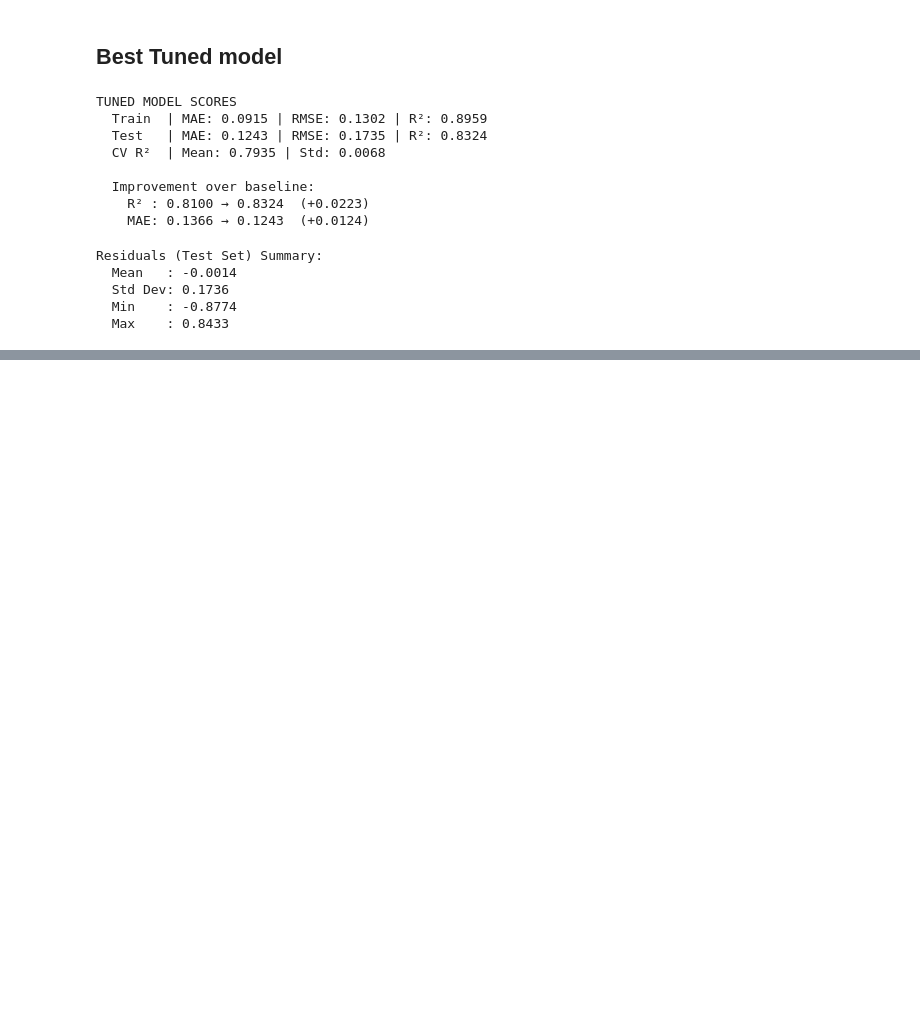
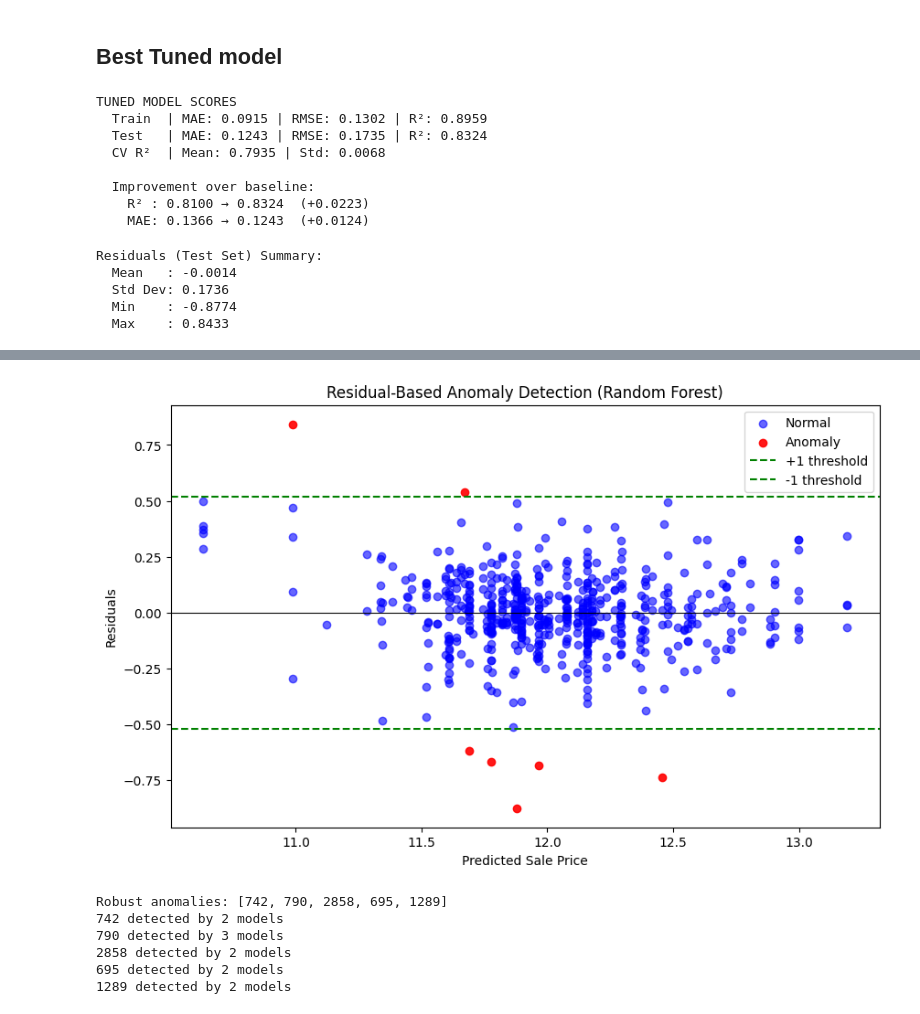
Before and after one commit to Sadhana-up/Sem-Project, a Jupyter notebook: DecisionTree.ipynb, the cells around one changed output, grey strips where cells are left out. Drawn from its saved outputs; the diff is of its cells as text; code cells hidden in the pictures; blank space fills up the shorter version.

Commit message:
added robust anomalied

```diff
--- a/DecisionTree.ipynb
+++ b/DecisionTree.ipynb
@@ -196,12 +196,12 @@ TUNED MODEL SCORES
     R² : 0.8100 → 0.8324  (+0.0223)
     MAE: 0.1366 → 0.1243  (+0.0124)
 # %%
-residuals_test  = y_test  - y_pred_test
+residuals  = y_test  - y_pred_test
 print("Residuals (Test Set) Summary:")
-print(f"  Mean   : {residuals_test.mean():.4f}")
-print(f"  Std Dev: {residuals_test.std():.4f}")
-print(f"  Min    : {residuals_test.min():.4f}")
-print(f"  Max    : {residuals_test.max():.4f}")
+print(f"  Mean   : {residuals.mean():.4f}")
+print(f"  Std Dev: {residuals.std():.4f}")
+print(f"  Min    : {residuals.min():.4f}")
+print(f"  Max    : {residuals.max():.4f}")
 # %% [output]
 Residuals (Test Set) Summary:
   Mean   : -0.0014
@@ -262,0 +211,11 @@ Text(4.444444444444452, 0.5, 'Residual')
+# %%
+# Step 1: Set threshold using standard deviation
+threshold = 3 * np.std(residuals)
+
+# Step 2: Flag anomalies
+anomalies = np.abs(residuals) > threshold
+
+# Step 3: Print summary
+print(f"Threshold: {threshold:.2f}")
+print(f"Total anomalies detected: {anomalies.sum()}")
+print(f"Anomaly percentage: {anomalies.mean() * 100:.2f}%")
@@ -262,0 +250,17 @@ Text(4.444444444444452, 0.5, 'Residual')
+# %%
+# visulalization ko lai chai yo # Step 4: Visualize residuals with anomalies highlighted
+plt.figure(figsize=(10, 6))
+plt.scatter(y_pred_test[~anomalies], residuals[~anomalies],
+            alpha=0.6, label='Normal', color='blue')
+plt.scatter(y_pred_test[anomalies], residuals[anomalies],
+            alpha=0.9, label='Anomaly', color='red')
+plt.axhline(y=threshold, color='green', linestyle='--', label=f'+{threshold:.0f} threshold')
+plt.axhline(y=-threshold, color='green', linestyle='--', label=f'-{threshold:.0f} threshold')
+plt.axhline(y=0, color='black', linestyle='-', linewidth=0.8)
+plt.xlabel("Predicted Sale Price")
+plt.ylabel("Residuals")
+plt.title("Residual-Based Anomaly Detection (Random Forest)")
+plt.legend()
+plt.show()
+# %% [output]
+[figure, added]
@@ -262,0 +276,20 @@ Text(4.444444444444452, 0.5, 'Residual')
+# %%
+from collections import Counter
+
+all_anomalies = svr_idx + rf_idx + lr_idx + dt_idx
+
+counts = Counter(all_anomalies)
+
+robust_anomalies = [idx for idx, c in counts.items() if c >= 2]
+
+print("Robust anomalies:", robust_anomalies)
+
+for idx in robust_anomalies:
+    print(idx, "detected by", counts[idx], "models")
+# %% [output]
+Robust anomalies: [742, 790, 2858, 695, 1289]
+742 detected by 2 models
+790 detected by 3 models
+2858 detected by 2 models
+695 detected by 2 models
+1289 detected by 2 models
```
Also changed, not shown: parts of 16 cells of this notebook.
